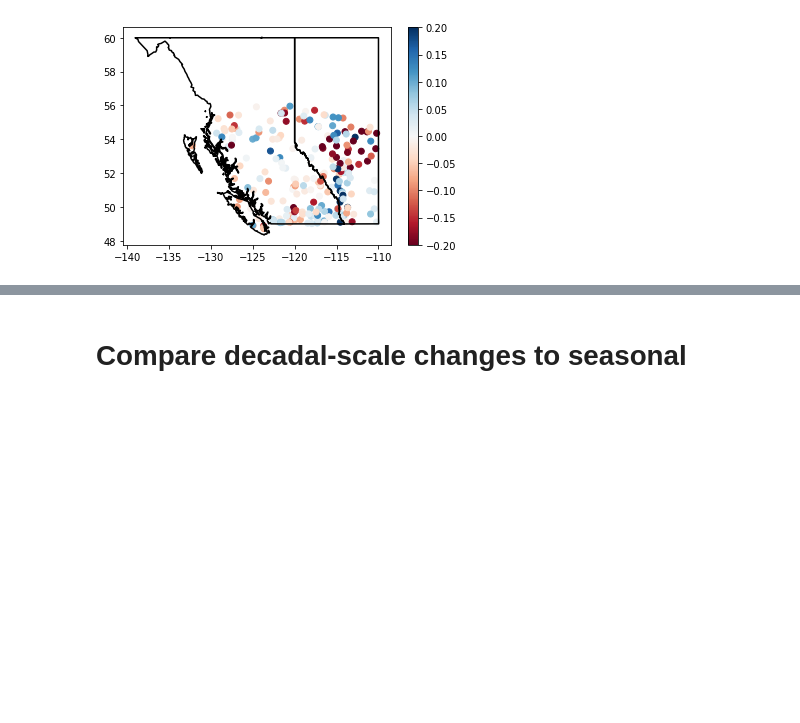
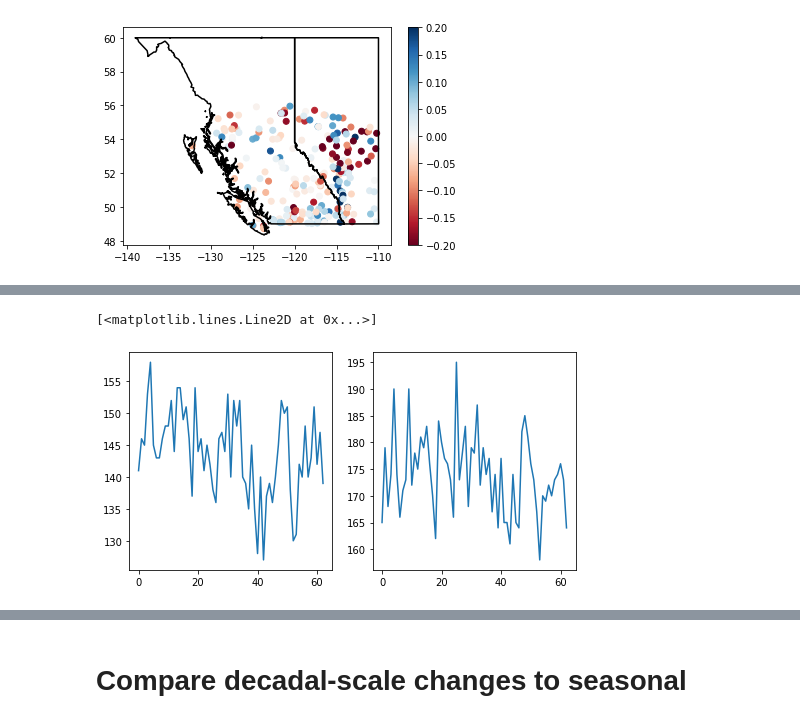
Before and after one commit to andersonsam/cnn_lstm_interpret, a Jupyter notebook: hindcast.ipynb, the cells around one changed output, grey strips where cells are left out. Cells and saved outputs as stored; diff of their text form; code cells hidden in the pictures; blank space fills up the shorter version.

```diff
--- a/hindcast.ipynb
+++ b/hindcast.ipynb
@@ -1113,0 +1096,5 @@ plt.scatter(dNSE, hind_missing[stationInds])
+# %%
+y_predict = np.vstack([y_hind_predict, y_modern_predict])
+eraDate = list(np.hstack([eraDate_hind, eraDate_modern]))
+# %%
+stations = np.argwhere(hind_missing==0)
@@ -1113,0 +1147,9 @@ plt.scatter(dNSE, hind_missing[stationInds])
+# %%
+plt.subplots(nrows = 1, ncols = 2, figsize = (8,4))
+plt.subplot(121)
+plt.plot(t_half[np.argwhere(t_half> np.min(t_half))])
+plt.subplot(122)
+plt.plot(t_peak[np.argwhere(t_peak> np.min(t_peak))])
+# %% [output]
+[<matplotlib.lines.Line2D at 0x...>]
+[figure, added]
```
Also changed, not shown: parts of 22 cells of this notebook.
